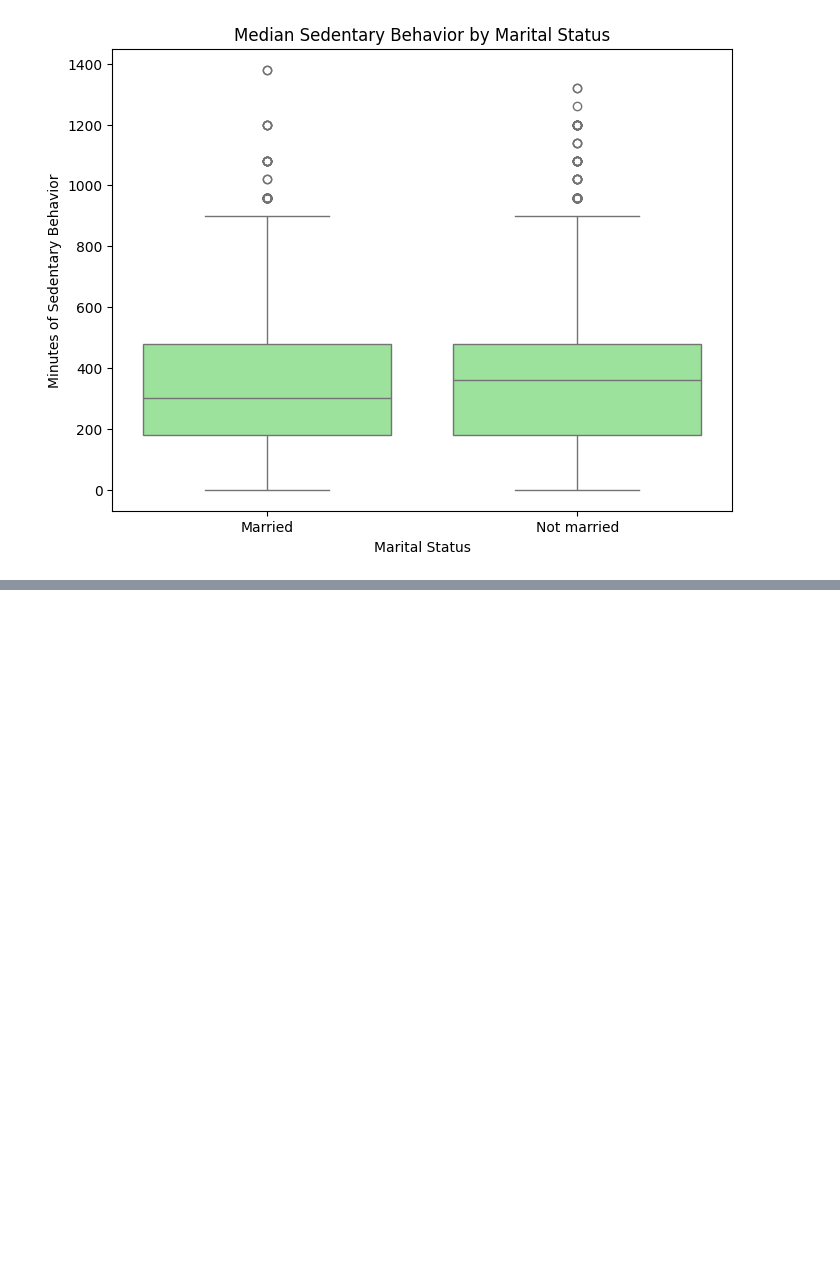
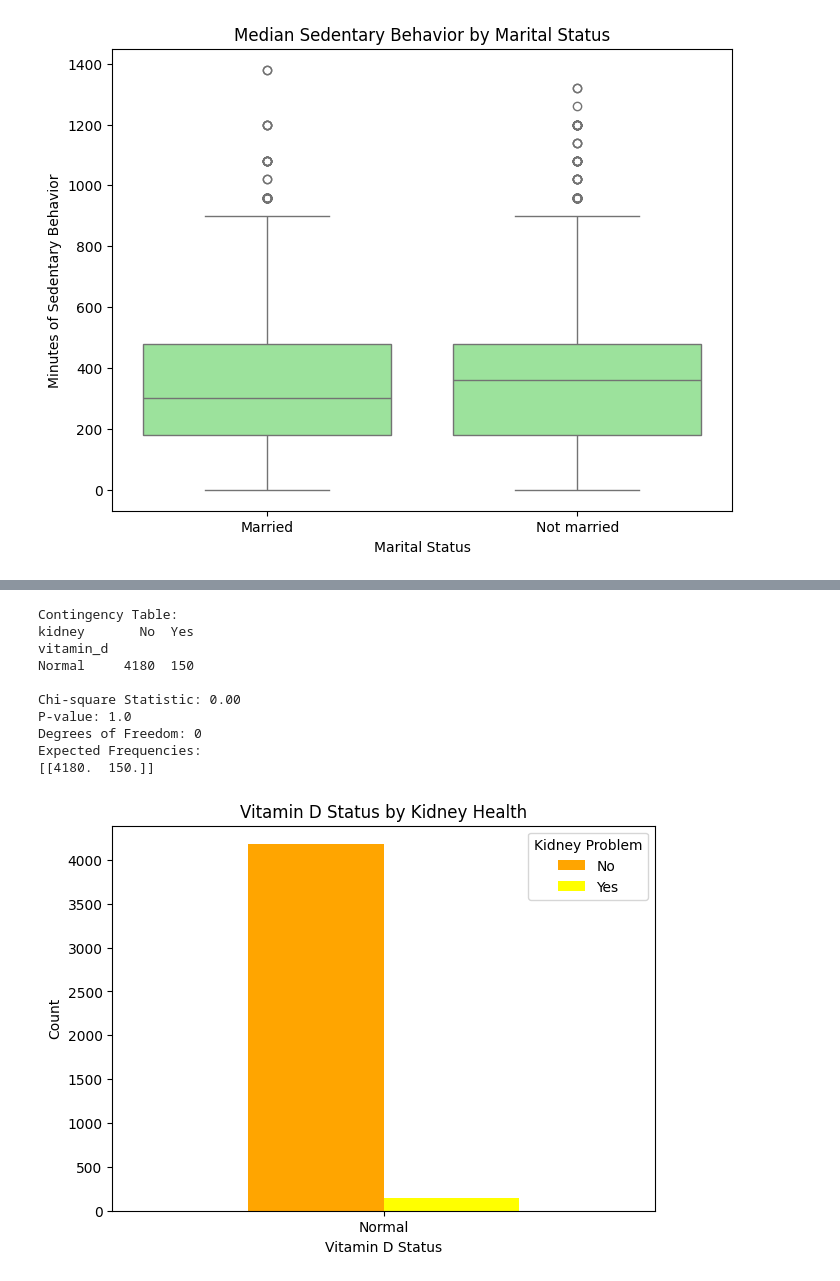
Before and after one commit to breannahardy/nhanes_inferential_2021_23, a Jupyter notebook: nhanes_inferential_2021_23.ipynb, the cells around one changed output, grey strips where cells are left out. Drawn from its saved outputs; the diff is of its cells as text; code cells hidden in the pictures; blank space fills up the shorter version.

```diff
--- a/nhanes_inferential_2021_23.ipynb
+++ b/nhanes_inferential_2021_23.ipynb
@@ -333,0 +404,42 @@ P-value: 0.0000
+# %%
+# Q5. Is there an association between vitamin D status (normal vs. low) and weak/failing kidneys
+# Keep only needed columns and drop missing values
+
+df= data[['vitamin_d', 'kidney']].dropna()
+
+# Contingency Table
+table = pd.crosstab(df['vitamin_d'], df['kidney'])
+print("Contingency Table:")
+print(table)
+
+# Chi-square Test
+chi2, p, dof, expected = chi2_contingency(table)
+
+print(f"\nChi-square Statistic: {chi2:.2f}")
+print(f"P-value: {p}")
+print(f"Degrees of Freedom: {dof}")
+print(f"Expected Frequencies:")
+print(expected)
+
+# Bar Plot
+table.plot(kind='bar', figsize=(7,5), color=['orange', 'yellow'])
+plt.title("Vitamin D Status by Kidney Health")
+plt.xlabel("Vitamin D Status")
+plt.ylabel("Count")
+plt.xticks(rotation=0)
+plt.legend(title="Kidney Problem")
+plt.show()
+
+### Interpretation: A chi-square test found no association between vitamin D status and weak/failing kidneys, χ²(0) = 0.00, p = 1.0. This indicates that kidney health did not differ between individuals with normal vs. low vitamin D levels in this dataset.
+# %% [output]
+Contingency Table:
+kidney       No  Yes
+vitamin_d
+Normal     4180  150
+
+Chi-square Statistic: 0.00
+P-value: 1.0
+Degrees of Freedom: 0
+Expected Frequencies:
+[[4180.  150.]]
+[figure, added]
```
Also changed, not shown: parts of 6 cells of this notebook.
